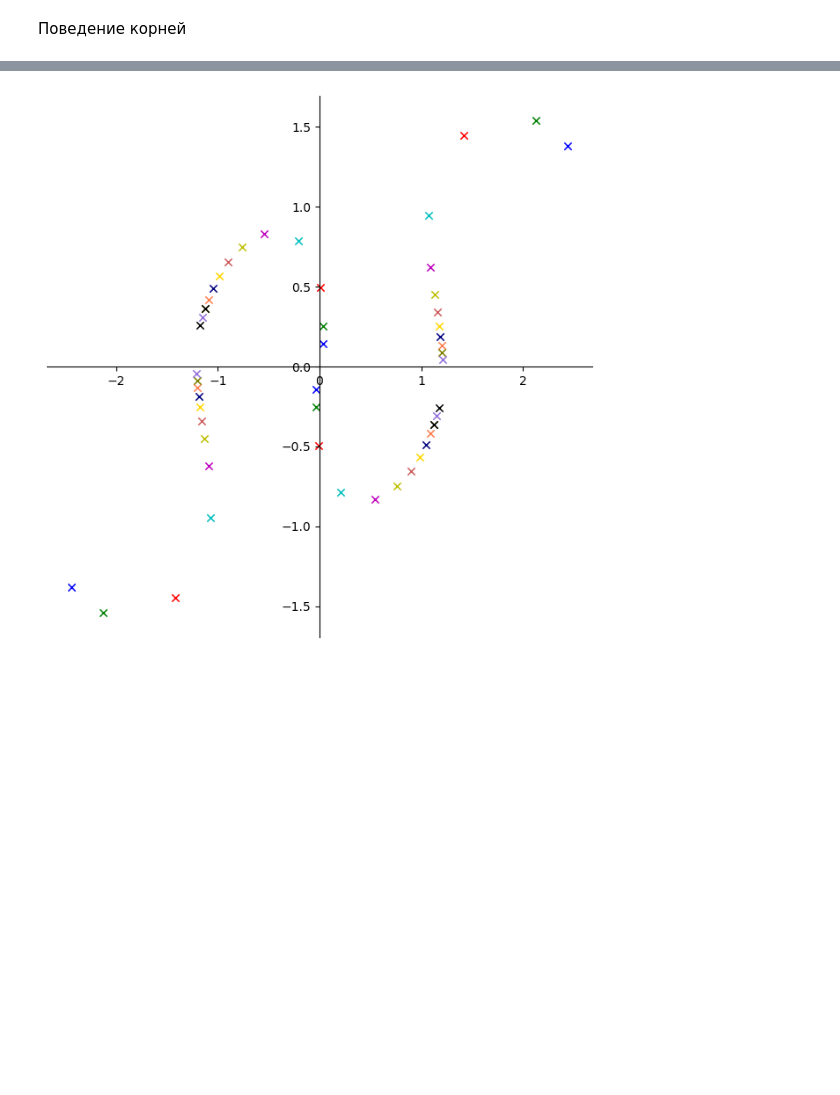
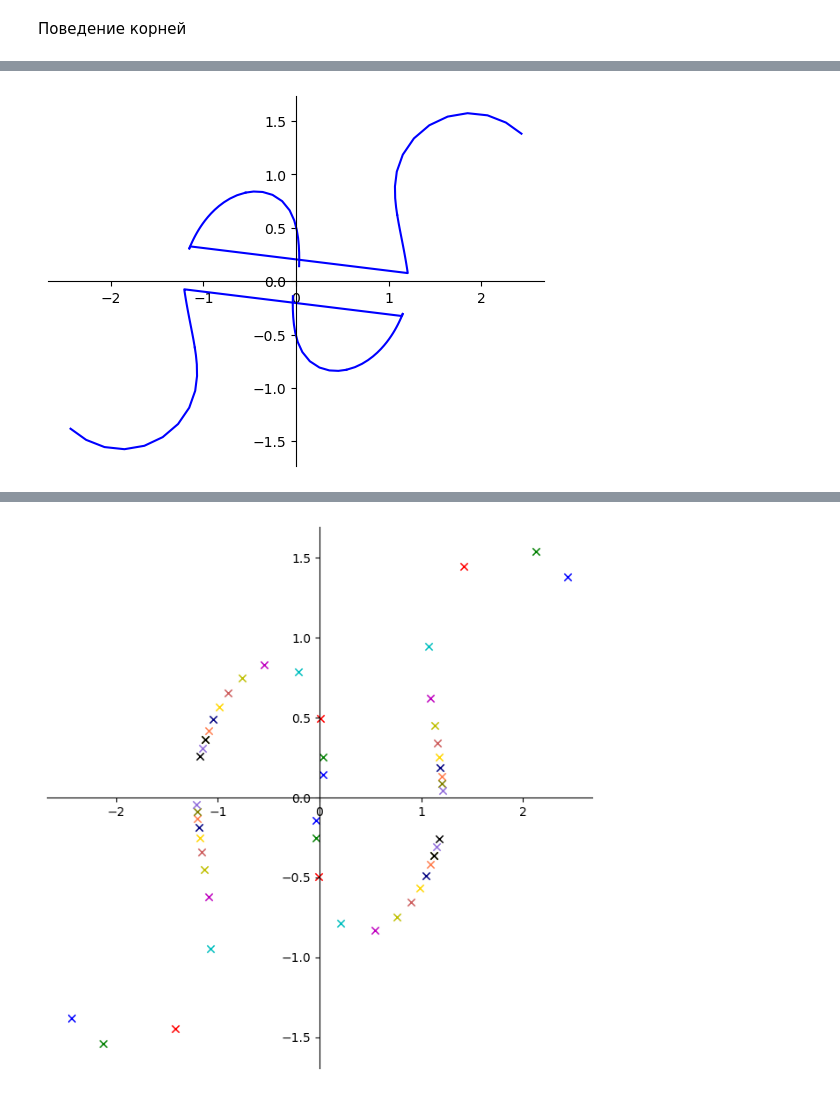
Before and after one commit to Platon19/test2, a Jupyter notebook: root4.ipynb, the cells around one changed output, grey strips where cells are left out. Cells and saved outputs as stored; diff of their text form; code cells hidden in the pictures; blank space fills up the shorter version.

```diff
--- a/root4.ipynb
+++ b/root4.ipynb
@@ -159,0 +203,4 @@ plt.show()
+# %%
+a=np.linspace(0.05, 0.4, 13)
+z1,z2=root(-a, (-0.1-0.1j), (-3+0.3j), (2+0.2j),  1+1j, -2+3j)
+z_7,z_8=root_Newton(-a, (-0.1-0.1j), (-3+0.3j), (2+0.2j), z1), root_Newton(-a, (-0.1-0.1j), (-3+0.3j), (2+0.2j), z2)
@@ -159,0 +218,4 @@ plt.show()
+# %%
+a=np.linspace(0.4, 1.1, 20)
+z1,z2=root(-a, (-0.1-0.1j), (-3+0.3j), (2+0.2j),  1+1j, -2+3j)
+z_3,z_4=root_Newton(-a, (-0.1-0.1j), (-3+0.3j), (2+0.2j), z1), root_Newton(-a, (-0.1-0.1j), (-3+0.3j), (2+0.2j), z2)
@@ -159,0 +233,30 @@ plt.show()
+# %%
+#plt.plot(z_1.real, z_1.imag, color='b')
+#plt.plot(-z_1.real, -z_1.imag, color='b')
+#plt.plot(z_2.real, z_2.imag, color='b')
+#plt.plot(-z_2.real, -z_2.imag, color='b')
+
+plt.plot(z_3.real, z_3.imag, color='b')
+plt.plot(-z_3.real, -z_3.imag, color='b')
+plt.plot(z_4.real, z_4.imag, color='b')
+plt.plot(-z_4.real, -z_4.imag, color='b')
+
+#plt.plot(z_5.real, z_5.imag, color='b')
+#plt.plot(-z_5.real, -z_5.imag, color='b')
+#plt.plot(z_6.real, z_6.imag, color='b')
+#plt.plot(-z_6.real, -z_6.imag, color='b')
+
+plt.plot(z_7.real, z_7.imag, color='b')
+plt.plot(-z_7.real, -z_7.imag, color='b')
+plt.plot(z_8.real, z_8.imag, color='b')
+plt.plot(-z_8.real, -z_8.imag, color='b')
+
+
+ax = plt.gca()
+ax.spines['left'].set_position('center')
+ax.spines['bottom'].set_position('center')
+ax.spines['top'].set_visible(False)
+ax.spines['right'].set_visible(False)
+plt.show()
+# %% [output]
+[figure, added]
```
Also changed, not shown: parts of 12 cells of this notebook, 9 other files.
